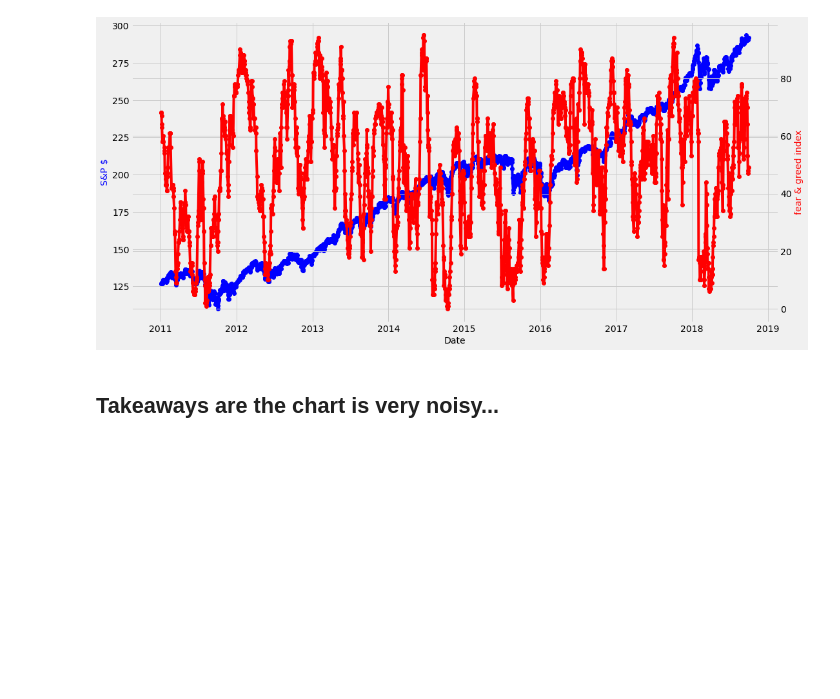
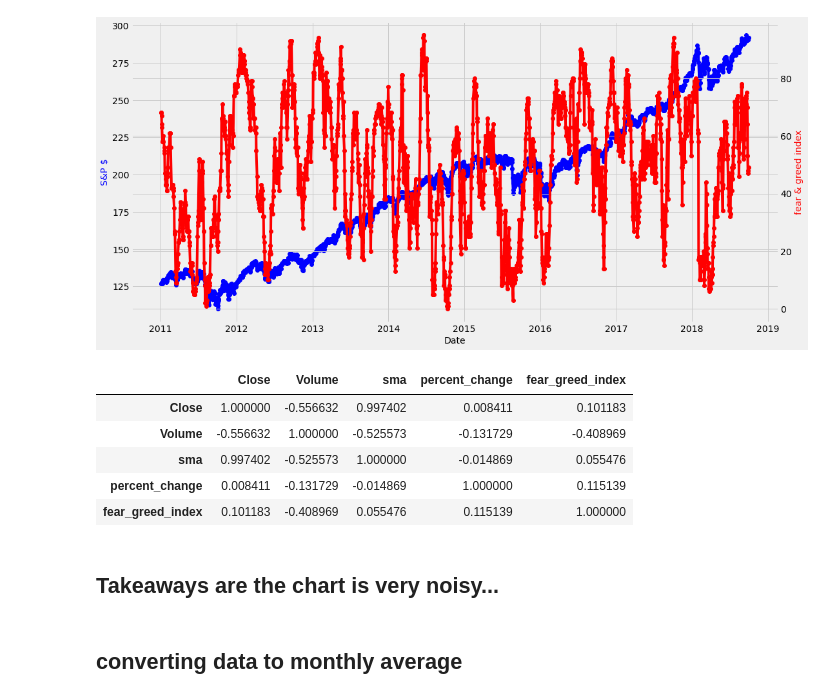
Before and after one commit to lincolnmuriithi11/Predicting_Equity_Prices, a Jupyter notebook: stock_predictor_SPY_Fear_Greed_Index.ipynb, the cells around one changed output. Saved outputs shown, nothing was run; the diff lists cells and outputs as text; code cells hidden in the pictures; blank space fills up the shorter version.

```diff
--- a/stock_predictor_SPY_Fear_Greed_Index.ipynb
+++ b/stock_predictor_SPY_Fear_Greed_Index.ipynb
@@ -209,5 +209,14 @@ ax2.set_ylabel("fear & greed index",color="red",fontsize=14)
 plt.show()
 # %% [output]
 [figure]
+# %%
+train.corr()
+# %% [output]
+|  | Close | Volume | sma | percent_change | fear_greed_index |
+| Close | 1.000000 | -0.556632 | 0.997402 | 0.008411 | 0.101183 |
+| Volume | -0.556632 | 1.000000 | -0.525573 | -0.131729 | -0.408969 |
+| sma | 0.997402 | -0.525573 | 1.000000 | -0.014869 | 0.055476 |
+| percent_change | 0.008411 | -0.131729 | -0.014869 | 1.000000 | 0.115139 |
+| fear_greed_index | 0.101183 | -0.408969 | 0.055476 | 0.115139 | 1.000000 |
 # %% [markdown]
 ## Takeaways are the chart is very noisy...
@@ -215,0 +223,2 @@ plt.show()
+# %% [markdown]
+## converting data to monthly average
```
Also changed, not shown: parts of 6 cells of this notebook.
